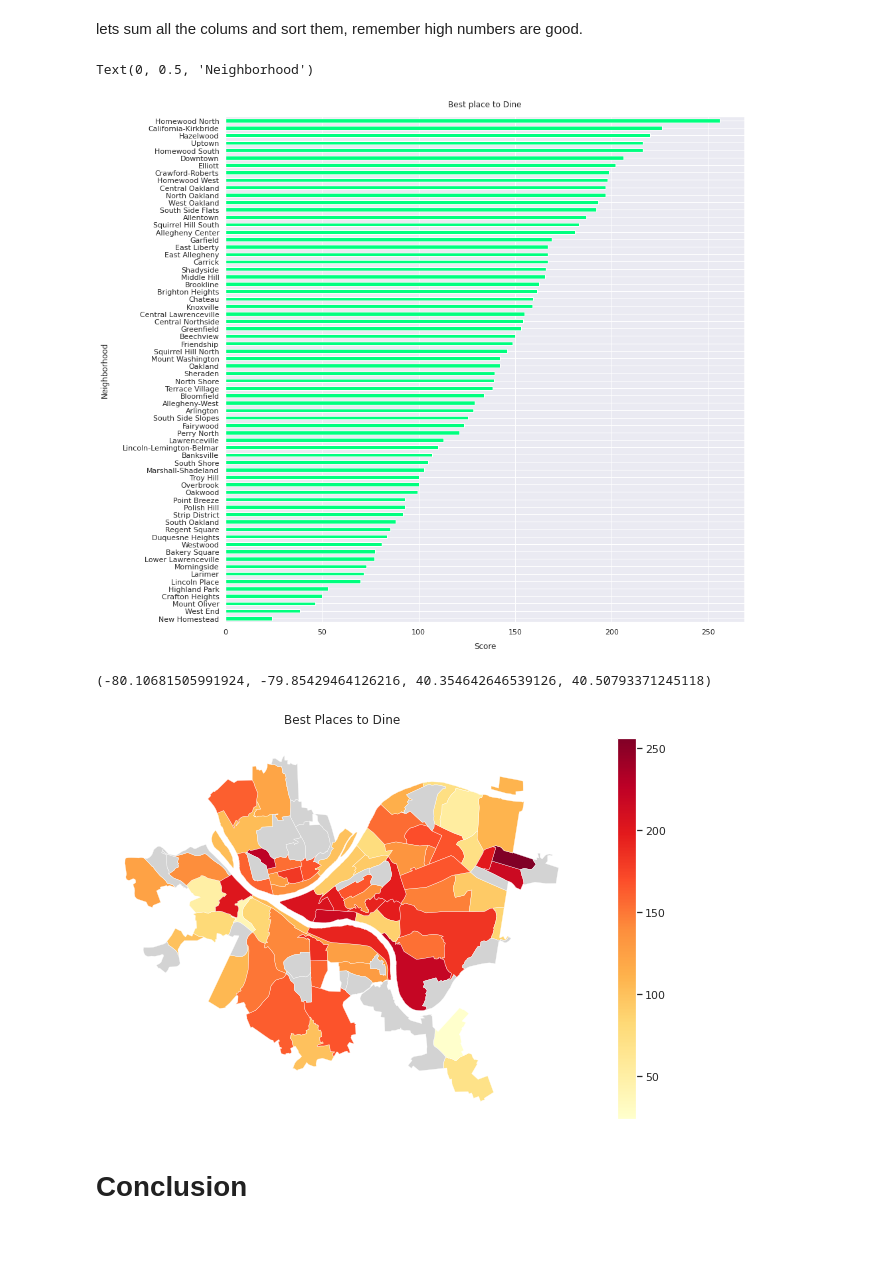
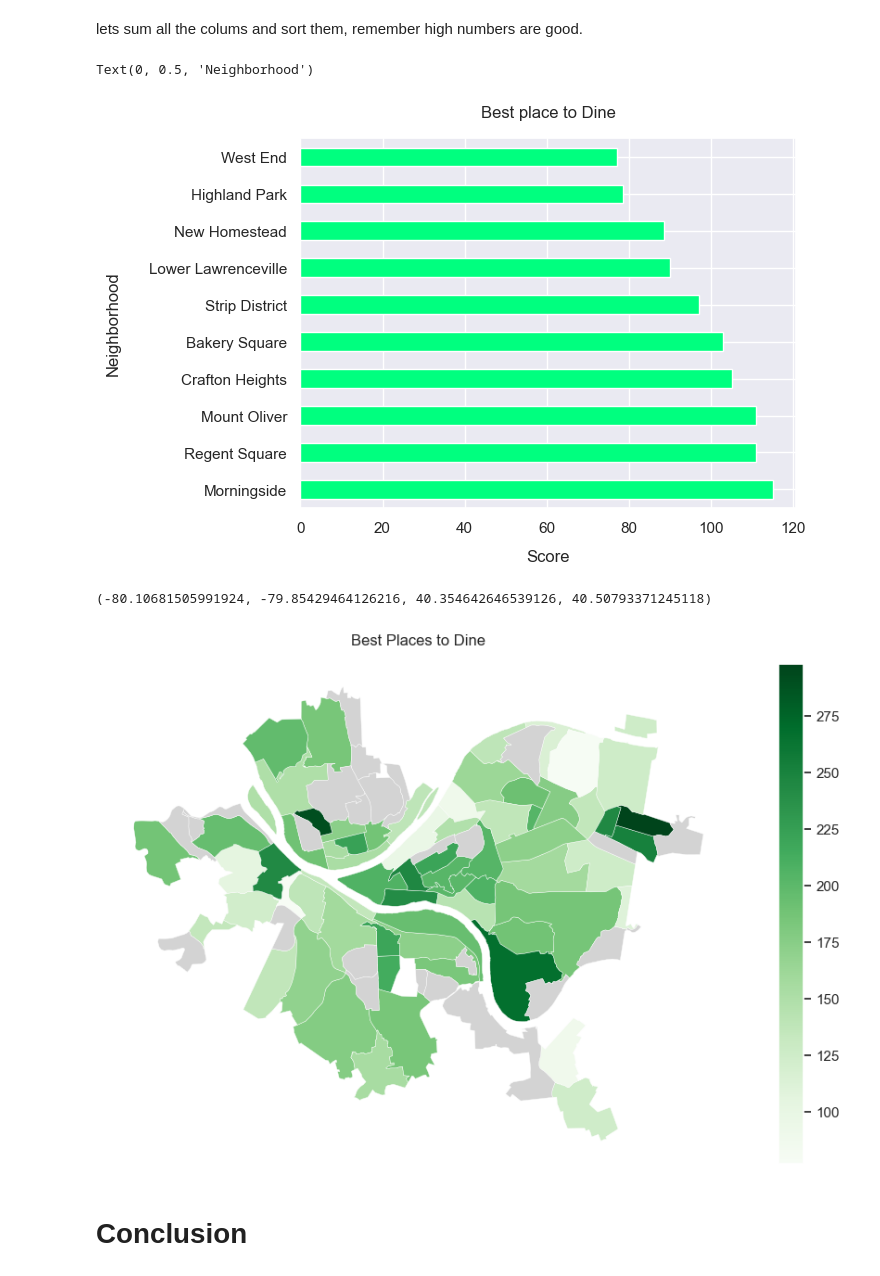
Before and after one commit to Bejofo/CMPINFO_0010_Final_Project, a Jupyter notebook: notebooks/summary.ipynb, the cells around one changed output. Saved outputs shown, nothing was run; the diff lists cells and outputs as text; code cells hidden in the pictures; blank space fills up the shorter version.

```diff
--- a/notebooks/summary.ipynb
+++ b/notebooks/summary.ipynb
@@ -595,11 +604,11 @@ pyplot.axis("off")
 Place with more health violations are likely less desriable places to eat
 # %%
 import zipfile
-import pandas as pd
+import pandas
 with zipfile.ZipFile("../datasets/violations/alco-restuarant-violations.zip","r") as zip_ref:
     zip_ref.extractall("../datasets/violations/") # we extract the file
-alco_restuarant_violations = pd.read_csv("../datasets/violations/alco-restuarant-violations.csv")
-geocoded_factilites = pd.read_csv("../datasets/violations/geo_coded.csv")
+alco_restuarant_violations = pandas.read_csv("../datasets/violations/alco-restuarant-violations.csv")
+geocoded_factilites = pandas.read_csv("../datasets/violations/geo_coded.csv")
 # %% [markdown]
 The names of restaurants in data from Google Maps don't exactly match the names in the health violations dataset.
 In order to match them up, we first check if they share the same zipcode and street number.
@@ -681,7 +683,7 @@ This process isn't perfect, but we got the majority of the restaurants to match.
 
 The `place_id` is used by the google maps dataset. `id` is used by the health violations, now we compute the amount of violations.
 # %%
-all_visits = pd.read_csv("../datasets/violations/all_visits.csv")
+all_visits = pandas.read_csv("../datasets/violations/all_visits.csv")
 # this doesn't contain violation data, but it tells us how
 # many visits a location got, so we can average it out
 
@@ -695,9 +697,9 @@ def t(R):
         return None
     return violations_per_visit
 
-pd.set_option('display.float_format', '{:.4f}'.format)
+pandas.set_option('display.float_format', '{:.4f}'.format)
 new_list['violations_avg'] = new_list.apply(t,axis=1)
-new_list[['name','place_id','id','violations_avg']]
+new_list.head()[['name','place_id','id','violations_avg']]
 # %% [output]
 |  | name | place_id | id | violations_avg |
 | 0 | Angkor Restaurant | ChIJb1vGv1_2NIgRTz6RVpyC9Do | 200208010001.0000 | 6.1111 |
@@ -735,6 +729,6 @@ pyplot.axis("off")
 # %% [markdown]
 Let's get all our meterics into one place
 # %%
-all_metrics = new_list.groupby('neighborhood')[['rating','violations_avg']].mean().join(fire_incidents_grouped).join(police_incidents_grouped)
-all_metrics
+all_metrics = new_list.groupby('neighborhood')[['rating','violations_avg']].mean().join(business_count).join(fire_incidents_grouped).join(police_incidents_grouped)
+all_metrics.head()
 # %% [output]
@@ -769,4 +756,5 @@ We make the ratings negative before we compute the rank so that having a having
 is always a bad thing.
 # %%
 all_metrics['rating']*=-1
+all_metrics["count"] *= -1
 # %%
@@ -791,24 +763,23 @@ rankings
 # %% [markdown]
 lets sum all the colums and sort them, remember high numbers are good.
 # %%
-final_scores = rankings.sum(axis='columns').sort_values()
-fig, ax = pyplot.subplots(1, 1, figsize=(14, 14))
-ax = final_scores.plot.barh(legend=False, color="springgreen")
+final_scores = rankings.sum(axis='columns').sort_values(ascending=False)
+final_scores.tail(10).plot.barh(legend=False, color="springgreen")
 pyplot.title("Best place to Dine", pad=15)
 pyplot.xlabel("Score", labelpad=10)
 pyplot.ylabel("Neighborhood", labelpad=20)
 # %% [output]
 Text(0, 0.5, 'Neighborhood')
-[figure, old version]
+[figure, new version]
 # %%
 map = generate_map(final_scores.reset_index(level=0).rename(columns={0:'dining_value'}),'dining_value')
 fig, ax = pyplot.subplots(figsize=(13, 7))
-map.plot(ax=ax, column="dining_value", legend=True, cmap="YlOrRd", linewidth=0.3, missing_kwds={"color": "lightgrey"})
+map.plot(ax=ax, column="dining_value", legend=True, cmap="Greens", linewidth=0.3, missing_kwds={"color": "lightgrey"})
 pyplot.title("Best Places to Dine", pad=15)
 pyplot.axis("off")
 # %% [output]
 (-80.10681505991924, -79.85429464126216, 40.354642646539126, 40.50793371245118)
-[figure, old version]
+[figure, new version]
 # %% [markdown]
 # Conclusion
 # %% [markdown]
```
Also changed, not shown: parts of 20 cells of this notebook.
